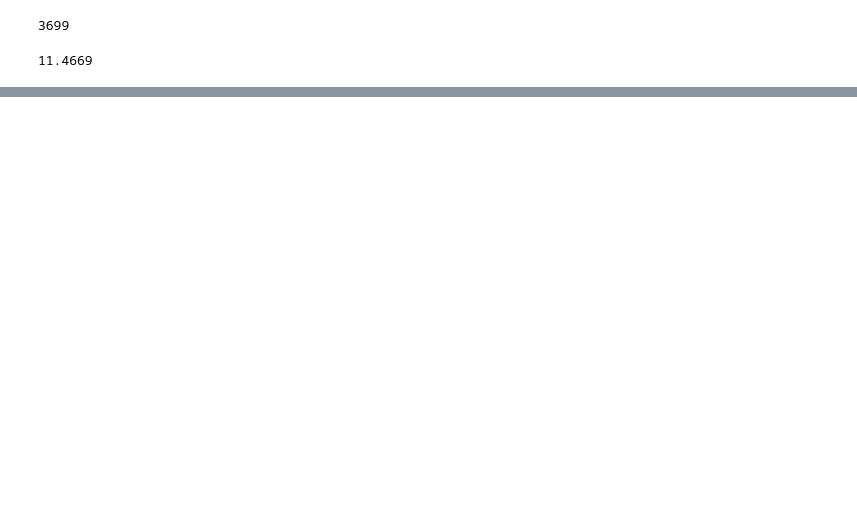
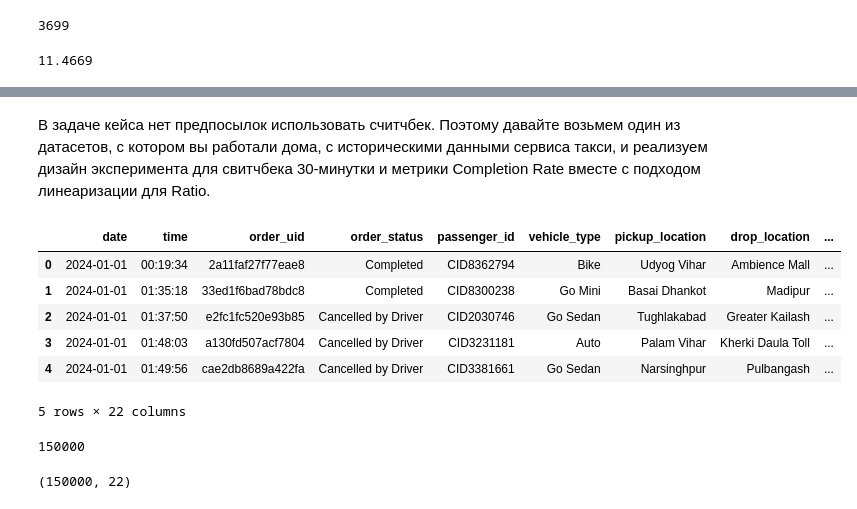
Before and after one commit to nataliiia-bo/hse_product_metrics_course, a Jupyter notebook: Sessions/Session_3/Seminar_3_AB_Design.ipynb, the cells around one changed output, grey strips where cells are left out. Cells and saved outputs as stored; diff of their text form; code cells hidden in the pictures; blank space fills up the shorter version.

```diff
--- a/Sessions/Session_3/Seminar_3_AB_Design.ipynb
+++ b/Sessions/Session_3/Seminar_3_AB_Design.ipynb
@@ -231,0 +294,22 @@ n * 2 /unique_users_per_day
+# %% [markdown]
+В задаче кейса нет предпосылок использовать считчбек. Поэтому давайте возьмем один из датасетов, с котором вы работали дома, с историческими данными сервиса такси, и реализуем дизайн эксперимента для свитчбека 30-минутки и метрики Completion Rate вместе с подходом линеаризации для Ratio.
+# %%
+df_taxi = pd.read_csv('data/hw_2_taxi.csv')
+
+df_taxi.head()
+# %% [output]
+|  | date | time | order_uid | order_status | passenger_id | vehicle_type | pickup_location | drop_location | ... |
+| 0 | 2024-01-01 | 00:19:34 | 2a11faf27f77eae8 | Completed | CID8362794 | Bike | Udyog Vihar | Ambience Mall | ... |
+| 1 | 2024-01-01 | 01:35:18 | 33ed1f6bad78bdc8 | Completed | CID8300238 | Go Mini | Basai Dhankot | Madipur | ... |
+| 2 | 2024-01-01 | 01:37:50 | e2fc1fc520e93b85 | Cancelled by Driver | CID2030746 | Go Sedan | Tughlakabad | Greater Kailash | ... |
+| 3 | 2024-01-01 | 01:48:03 | a130fd507acf7804 | Cancelled by Driver | CID3231181 | Auto | Palam Vihar | Kherki Daula Toll | ... |
+| 4 | 2024-01-01 | 01:49:56 | cae2db8689a422fa | Cancelled by Driver | CID3381661 | Go Sedan | Narsinghpur | Pulbangash | ... |
+5 rows × 22 columns
+# %%
+df_taxi.order_uid.nunique()
+# %% [output]
+150000
+# %%
+df_taxi.shape
+# %% [output]
+(150000, 22)
```
Also changed, not shown: parts of 21 cells of this notebook.
